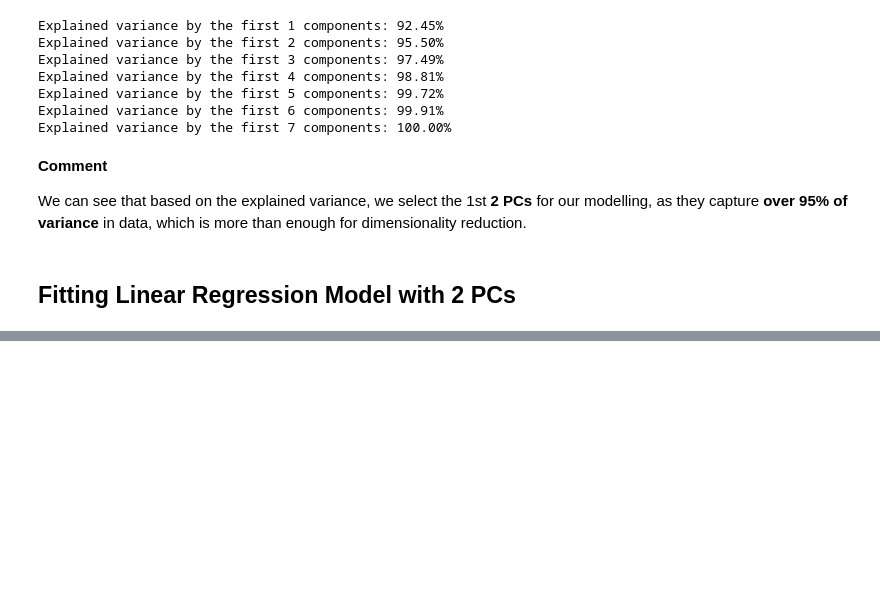
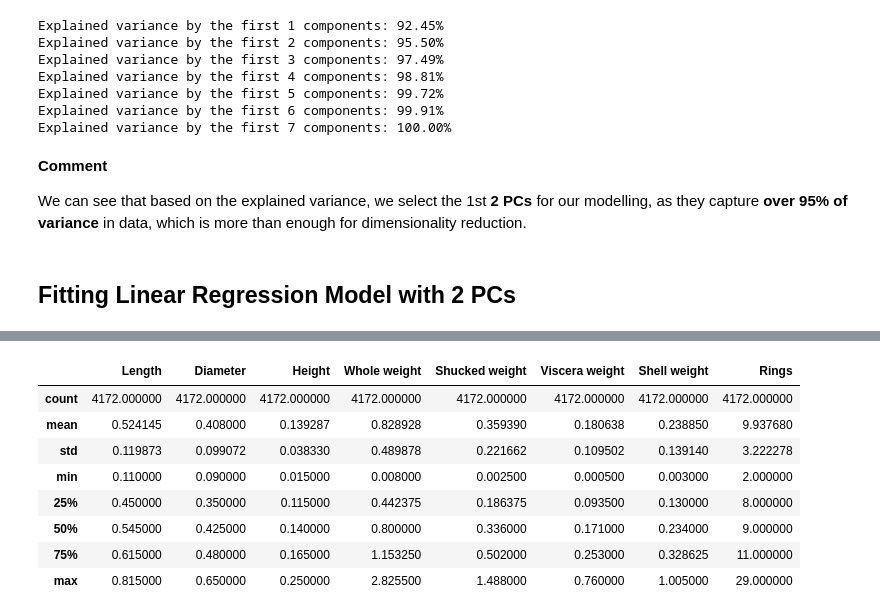
Before and after one commit to yashsavani19/Abalone-Age-Prediction-Analysis, a Jupyter notebook: notebooks/2_Regression_Model.ipynb, the cells around one changed output, grey strips where cells are left out. Drawn from its saved outputs; the diff is of its cells as text; code cells hidden in the pictures; blank space fills up the shorter version.

```diff
--- a/notebooks/2_Regression_Model.ipynb
+++ b/notebooks/2_Regression_Model.ipynb
@@ -291,0 +276,12 @@ plt.legend()
+# %%
+data.describe()
+# %% [output]
+|  | Length | Diameter | Height | Whole weight | Shucked weight | Viscera weight | Shell weight | Rings |
+| count | 4172.000000 | 4172.000000 | 4172.000000 | 4172.000000 | 4172.000000 | 4172.000000 | 4172.000000 | 4172.000000 |
+| mean | 0.524145 | 0.408000 | 0.139287 | 0.828928 | 0.359390 | 0.180638 | 0.238850 | 9.937680 |
+| std | 0.119873 | 0.099072 | 0.038330 | 0.489878 | 0.221662 | 0.109502 | 0.139140 | 3.222278 |
+| min | 0.110000 | 0.090000 | 0.015000 | 0.008000 | 0.002500 | 0.000500 | 0.003000 | 2.000000 |
+| 25% | 0.450000 | 0.350000 | 0.115000 | 0.442375 | 0.186375 | 0.093500 | 0.130000 | 8.000000 |
+| 50% | 0.545000 | 0.425000 | 0.140000 | 0.800000 | 0.336000 | 0.171000 | 0.234000 | 9.000000 |
+| 75% | 0.615000 | 0.480000 | 0.165000 | 1.153250 | 0.502000 | 0.253000 | 0.328625 | 11.000000 |
+| max | 0.815000 | 0.650000 | 0.250000 | 2.825500 | 1.488000 | 0.760000 | 1.005000 | 29.000000 |
```
Also changed, not shown: parts of 19 cells of this notebook, 2 other files.
